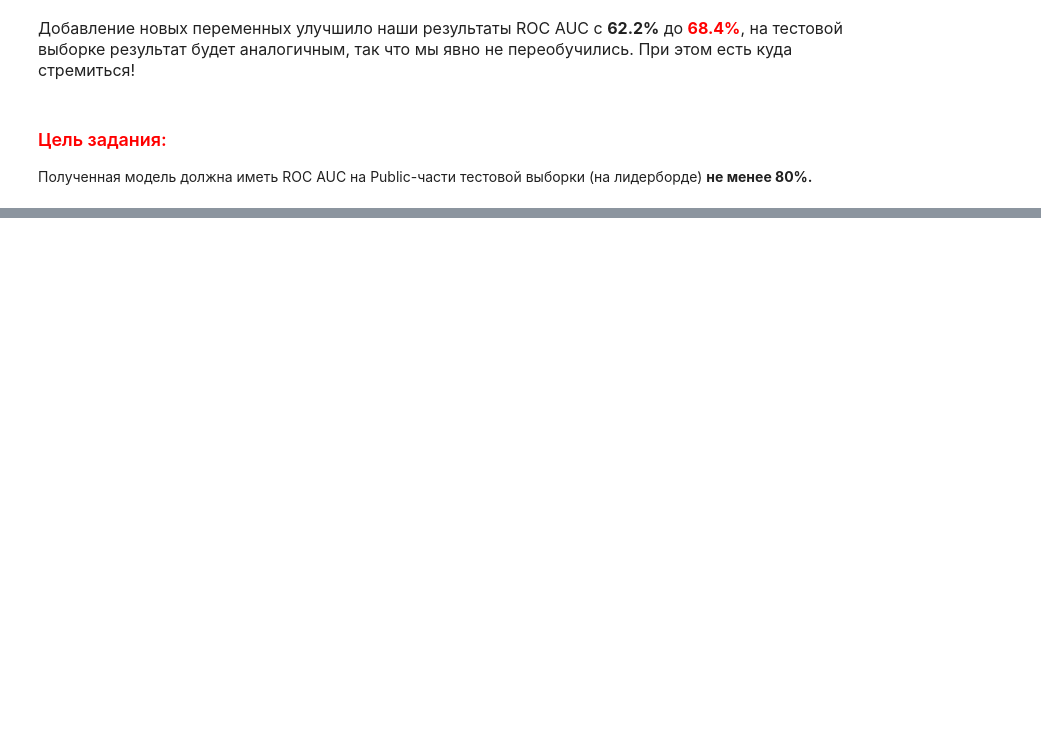
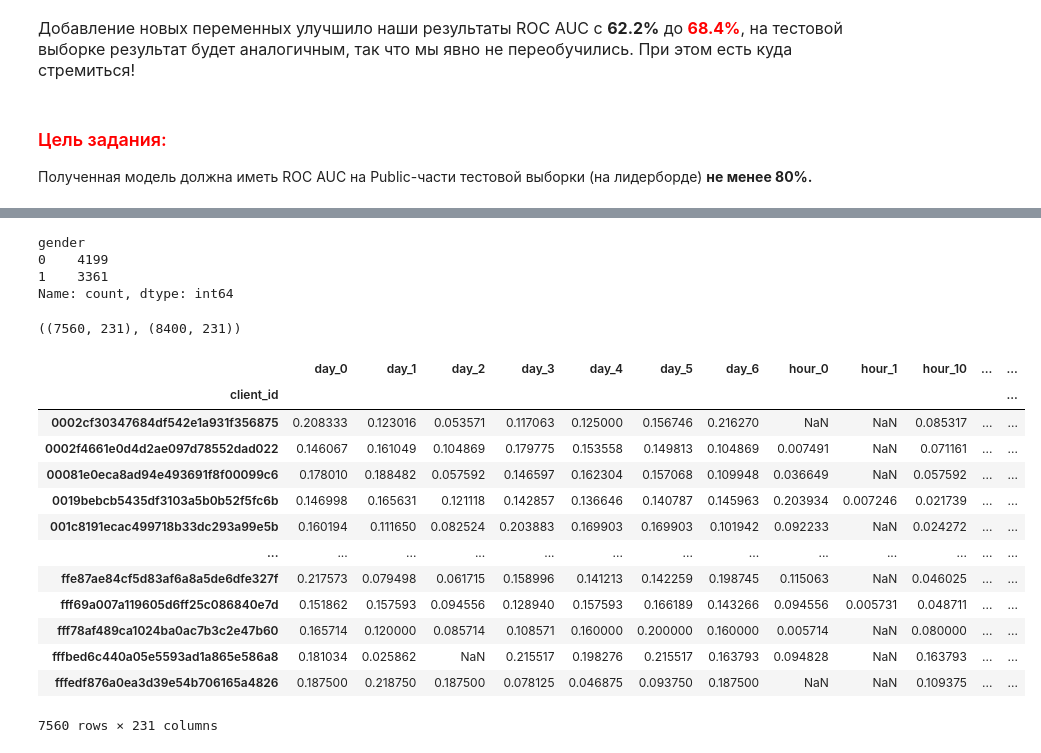
Before and after one commit to b3GOR/HSE-Sber-Hack-2023, a Jupyter notebook: gender_project.ipynb, the cells around one changed output, grey strips where cells are left out. Drawn from its saved outputs; the diff is of its cells as text; code cells hidden in the pictures; blank space fills up the shorter version.

```diff
--- a/gender_project.ipynb
+++ b/gender_project.ipynb
@@ -241,3 +239,20 @@ submission.to_csv('advanced_features_submission.csv')
 # %% [markdown]
 ### <font color='red'>Цель задания:
 Полученная модель должна иметь ROC AUC на Public-части тестовой выборки (на лидерборде) <b>не менее 80%.
+# %%
+tr_mcc_codes = pd.read_csv(os.path.join(PATH_DATA, 'mcc_codes.csv'), sep=';', index_col='mcc_code')
+tr_types = pd.read_csv(os.path.join(PATH_DATA, 'trans_types.csv'), sep=';', index_col='trans_type')
+
+transactions = pd.read_csv(os.path.join(PATH_DATA, 'transactions.csv'), index_col='client_id')
+gender_train = pd.read_csv(os.path.join(PATH_DATA, 'train.csv'), index_col='client_id')
+gender_test = pd.read_csv(os.path.join(PATH_DATA, 'test.csv'), index_col='client_id')
+transactions_train = transactions.join(gender_train, how='inner')
+transactions_test = transactions.join(gender_test, how='inner')
+
+#tr_mcc_codes = pd.read_csv('/kaggle/input/python-and-analyze-data-final-project/tr_mcc_codes.csv', sep=';', index_col='mcc_code')
+#tr_types = pd.read_csv('/kaggle/input/python-and-analyze-data-final-project/tr_types.csv', sep=';', index_col='tr_type')
+#transactions = pd.read_csv('/kaggle/input/python-and-analyze-data-final-project/transactions.csv', index_col='customer_id')
+#gender_train = pd.read_csv('/kaggle/input/python-and-analyze-data-final-project/gender_train.csv', index_col='customer_id')
+#gender_test = pd.read_csv('/kaggle/input/python-and-analyze-data-final-project/gender_test_kaggle_sample_submission.csv', index_col='customer_id')
+#transactions_train = transactions.join(gender_train, how='inner')
+#transactions_test = transactions.join(gender_test, how='inner')
@@ -243,0 +274,62 @@ submission.to_csv('advanced_features_submission.csv')
+# %%
+tqdm_notebook.pandas(desc="Progress:")
+
+def features_creation_advanced(x):
+    features = []
+    features.append(pd.Series(x['day'].value_counts(normalize=True).add_prefix('day_')))
+    features.append(pd.Series(x['hour'].value_counts(normalize=True).add_prefix('hour_')))
+    features.append(pd.Series(x['night'].value_counts(normalize=True).add_prefix('night_')))
+
+    features.append(pd.Series(x[x['amount']>=0]['amount'].agg(['min', 'max', 'mean', 'median', 'std', 'count', 'sum'])\
+                                                        .add_prefix('positive_transactions_')))
+    features.append(pd.Series(x[x['amount']<0]['amount'].agg(['min', 'max', 'mean', 'median', 'std', 'count', 'sum'])\
+                                                        .add_prefix('negative_transactions_')))
+
+    features.append(pd.Series(x['mcc_code'].value_counts(normalize=True).add_prefix('mcc_')))
+
+    return pd.concat(features)
+# %%
+data_train = transactions_train.groupby(transactions_train.index)\
+                               .progress_apply(features_creation_advanced).unstack(-1)
+data_test = transactions_test.groupby(transactions_test.index)\
+                             .progress_apply(features_creation_advanced).unstack(-1)
+
+target = data_train.join(gender_train, how='inner')['gender']
+target.value_counts()
+# %% [output]
+gender
+0    4199
+1    3361
+Name: count, dtype: int64
+# %%
+X = data_train.copy()
+y = target
+test_df = data_test.copy()
+
+X.fillna(-1, inplace=True)
+test_df.fillna(-1, inplace=True)
+
+scaler = MinMaxScaler()
+X = scaler.fit_transform(X)
+test_df = scaler.fit_transform(test_df)
+
+X.shape, test_df.shape
+# %% [output]
+((7560, 231), (8400, 231))
+# %%
+data_train
+# %% [output]
+|  | day_0 | day_1 | day_2 | day_3 | day_4 | day_5 | day_6 | hour_0 | hour_1 | hour_10 | ... | ... |
+| client_id |  |  |  |  |  |  |  |  |  |  |  | ... |
+| 0002cf30347684df542e1a931f356875 | 0.208333 | 0.123016 | 0.053571 | 0.117063 | 0.125000 | 0.156746 | 0.216270 | NaN | NaN | 0.085317 | ... | ... |
+| 0002f4661e0d4d2ae097d78552dad022 | 0.146067 | 0.161049 | 0.104869 | 0.179775 | 0.153558 | 0.149813 | 0.104869 | 0.007491 | NaN | 0.071161 | ... | ... |
+| 00081e0eca8ad94e493691f8f00099c6 | 0.178010 | 0.188482 | 0.057592 | 0.146597 | 0.162304 | 0.157068 | 0.109948 | 0.036649 | NaN | 0.057592 | ... | ... |
+| 0019bebcb5435df3103a5b0b52f5fc6b | 0.146998 | 0.165631 | 0.121118 | 0.142857 | 0.136646 | 0.140787 | 0.145963 | 0.203934 | 0.007246 | 0.021739 | ... | ... |
+| 001c8191ecac499718b33dc293a99e5b | 0.160194 | 0.111650 | 0.082524 | 0.203883 | 0.169903 | 0.169903 | 0.101942 | 0.092233 | NaN | 0.024272 | ... | ... |
+| ... | ... | ... | ... | ... | ... | ... | ... | ... | ... | ... | ... | ... |
+| ffe87ae84cf5d83af6a8a5de6dfe327f | 0.217573 | 0.079498 | 0.061715 | 0.158996 | 0.141213 | 0.142259 | 0.198745 | 0.115063 | NaN | 0.046025 | ... | ... |
+| fff69a007a119605d6ff25c086840e7d | 0.151862 | 0.157593 | 0.094556 | 0.128940 | 0.157593 | 0.166189 | 0.143266 | 0.094556 | 0.005731 | 0.048711 | ... | ... |
+| fff78af489ca1024ba0ac7b3c2e47b60 | 0.165714 | 0.120000 | 0.085714 | 0.108571 | 0.160000 | 0.200000 | 0.160000 | 0.005714 | NaN | 0.080000 | ... | ... |
+| fffbed6c440a05e5593ad1a865e586a8 | 0.181034 | 0.025862 | NaN | 0.215517 | 0.198276 | 0.215517 | 0.163793 | 0.094828 | NaN | 0.163793 | ... | ... |
+| fffedf876a0ea3d39e54b706165a4826 | 0.187500 | 0.218750 | 0.187500 | 0.078125 | 0.046875 | 0.093750 | 0.187500 | NaN | NaN | 0.109375 | ... | ... |
+7560 rows × 231 columns
```
Also changed, not shown: parts of 15 cells of this notebook.
